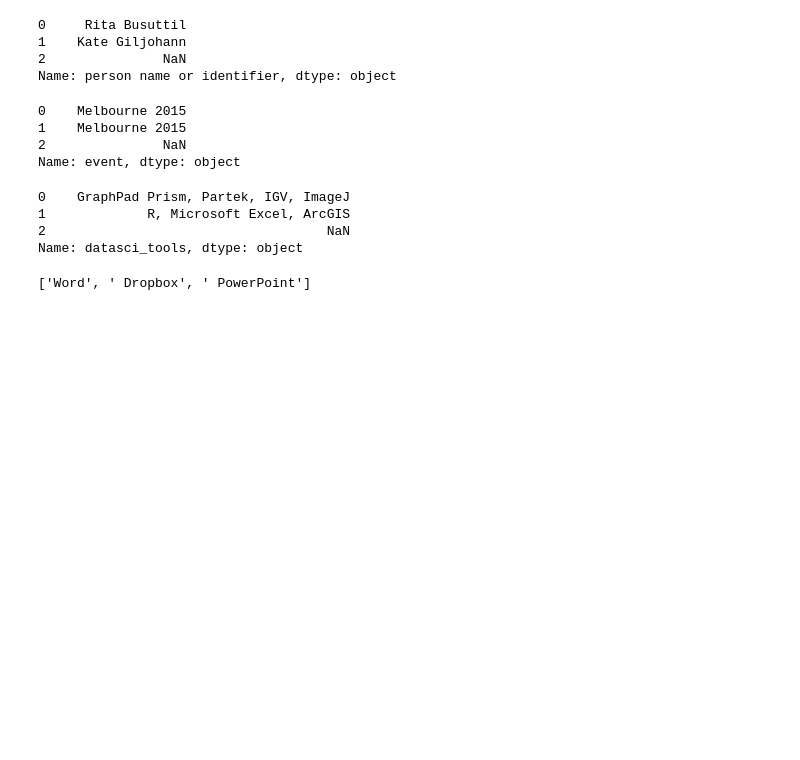
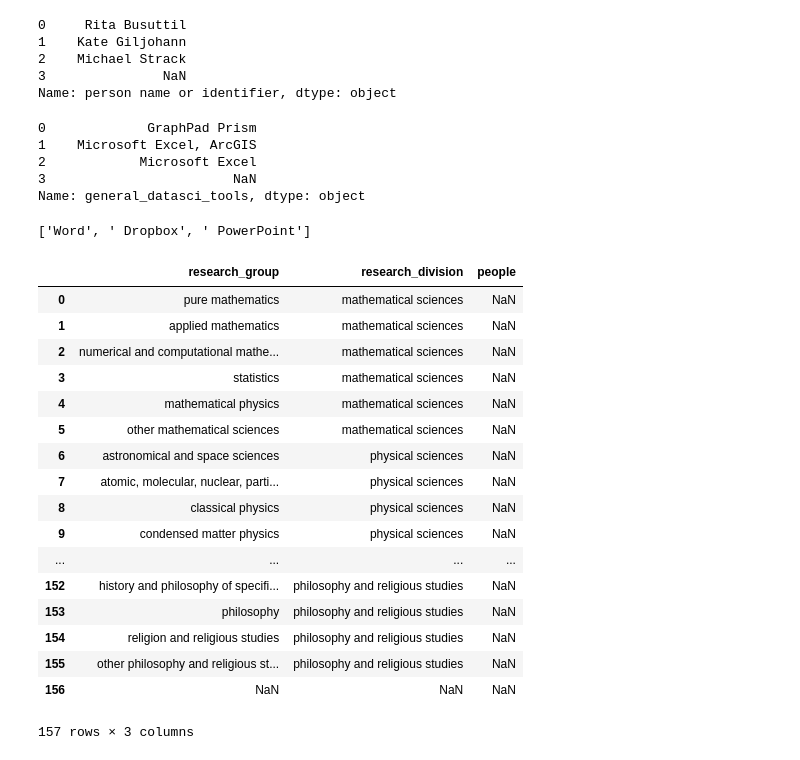
Before and after one commit to DamienIrving/resbaz-posters, a Jupyter notebook: analysis_sandbox.ipynb, the cells around one changed output. Cells and saved outputs as stored; diff of their text form; code cells hidden in the pictures; blank space fills up the shorter version.

```diff
--- a/analysis_sandbox.ipynb
+++ b/analysis_sandbox.ipynb
@@ -5,22 +13,17 @@ df = pandas.read_csv('/Users/irv033/Downloads/people.csv', header=0)
 # %%
-print(df['person name or identifier'])
+print(people_df['person name or identifier'])
 # %% [output]
 0     Rita Busuttil
 1    Kate Giljohann
-2               NaN
+2    Michael Strack
+3               NaN
 Name: person name or identifier, dtype: object
-# %%
-print(df['event'])
-# %% [output]
-0    Melbourne 2015
-1    Melbourne 2015
-2               NaN
-Name: event, dtype: object
-# %%
-print(df['datasci_tools'])
-# %% [output]
-0    GraphPad Prism, Partek, IGV, ImageJ
-1             R, Microsoft Excel, ArcGIS
-2                                    NaN
-Name: datasci_tools, dtype: object
+# %%
+print(people_df['general_datasci_tools'])
+# %% [output]
+0             GraphPad Prism
+1    Microsoft Excel, ArcGIS
+2            Microsoft Excel
+3                        NaN
+Name: general_datasci_tools, dtype: object
 # %%
@@ -28,2 +31,25 @@ df['support_tools'][0].split(',')
 # %% [output]
 ['Word', ' Dropbox', ' PowerPoint']
+# %%
+res_groups_df = pandas.read_csv('anzsrc_research_groups.csv', header=0)
+# %%
+res_groups_df
+# %% [output]
+|  | research_group | research_division | people |
+| 0 | pure mathematics | mathematical sciences | NaN |
+| 1 | applied mathematics | mathematical sciences | NaN |
+| 2 | numerical and computational mathe... | mathematical sciences | NaN |
+| 3 | statistics | mathematical sciences | NaN |
+| 4 | mathematical physics | mathematical sciences | NaN |
+| 5 | other mathematical sciences | mathematical sciences | NaN |
+| 6 | astronomical and space sciences | physical sciences | NaN |
+| 7 | atomic, molecular, nuclear, parti... | physical sciences | NaN |
+| 8 | classical physics | physical sciences | NaN |
+| 9 | condensed matter physics | physical sciences | NaN |
+| ... | ... | ... | ... |
+| 152 | history and philosophy of specifi... | philosophy and religious studies | NaN |
+| 153 | philosophy | philosophy and religious studies | NaN |
+| 154 | religion and religious studies | philosophy and religious studies | NaN |
+| 155 | other philosophy and religious st... | philosophy and religious studies | NaN |
+| 156 | NaN | NaN | NaN |
+157 rows × 3 columns
```
Also changed, not shown: parts of 18 cells of this notebook, 3 other files.
